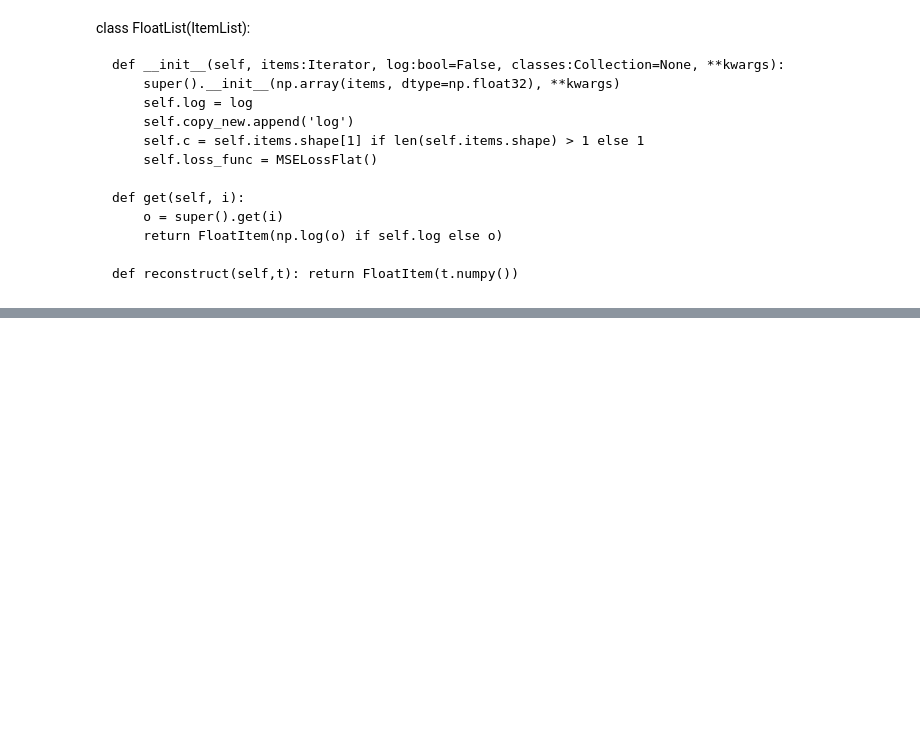
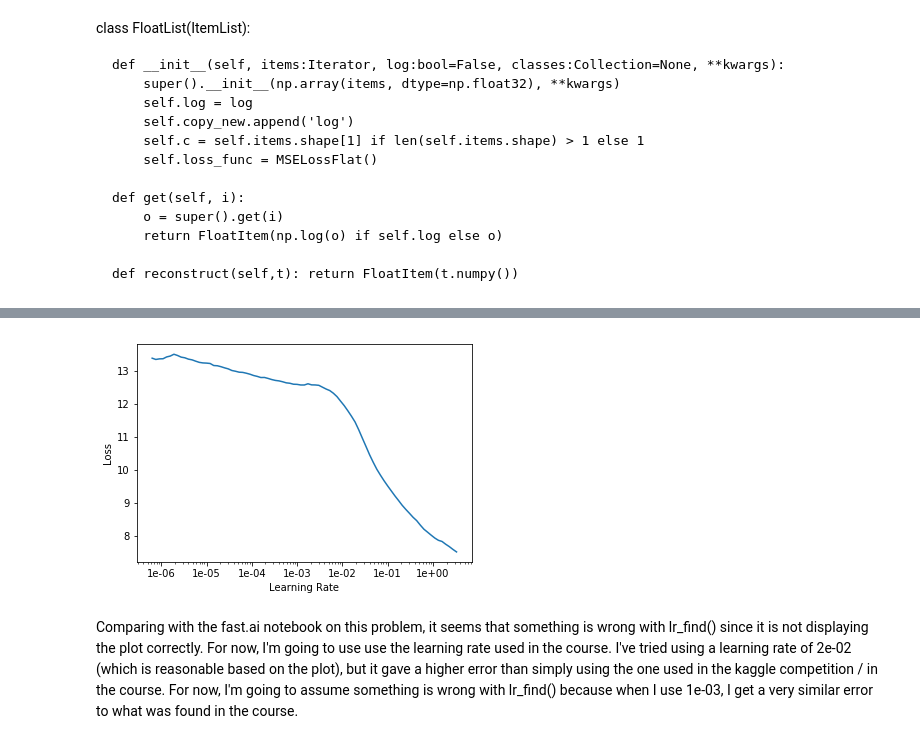
Before and after one commit to JayThibs/Machine-Learning-With-Tabular-Data, a Jupyter notebook: Rossman_Store_Sales_Tabular_Data.ipynb, the cells around one changed output, grey strips where cells are left out. Drawn from its saved outputs; the diff is of its cells as text; code cells hidden in the pictures; blank space fills up the shorter version.

Commit message:
Finished training neural network.

```diff
--- a/Rossman_Store_Sales_Tabular_Data.ipynb
+++ b/Rossman_Store_Sales_Tabular_Data.ipynb
@@ -679,8 +702,8 @@ small_train_df[small_train_df['CompetitionDistance_na'] == True]
 
 We're now going to prepare the full dataset.
 # %%
-train_df = pd.read_pickle('train_clean')
-test_df = pd.read_pickle('test_clean')
+train_df = pd.read_pickle('/content/gdrive/My Drive/Colab Notebooks/rossmann_files/train_clean')
+test_df = pd.read_pickle('/content/gdrive/My Drive/Colab Notebooks/rossmann_files/test_clean')
 # %%
 len(train_df), len(test_df)
 # %% [output]
@@ -779,3 +804,6 @@ class FloatList(ItemList):
 # %%
 max_log_y = np.log(np.max(train_df['Sales'])*1.2)
 y_range = torch.tensor([0, max_log_y], device=defaults.device)
+# %%
+learn = tabular_learner(data, layers=[1000,500], ps=[0.001, 0.01],
+                        emb_drop=0.04, y_range=y_range, metrics=exp_rmspe)
@@ -781,0 +839,6 @@ y_range = torch.tensor([0, max_log_y], device=defaults.device)
+# %%
+learn.recorder.plot()
+# %% [output]
+[figure, added]
+# %% [markdown]
+Comparing with the fast.ai notebook on this problem, it seems that something is wrong with lr_find() since it is not displaying the plot correctly. For now, I'm going to use use the learning rate used in the course. I've tried using a learning rate of 2e-02 (which is reasonable based on the plot), but it gave a higher error than simply using the one used in the kaggle competition / in the course. For now, I'm going to assume something is wrong with lr_find() because when I use 1e-03, I get a very similar error to what was found in the course.
```
Also changed, not shown: parts of 27 cells of this notebook.
